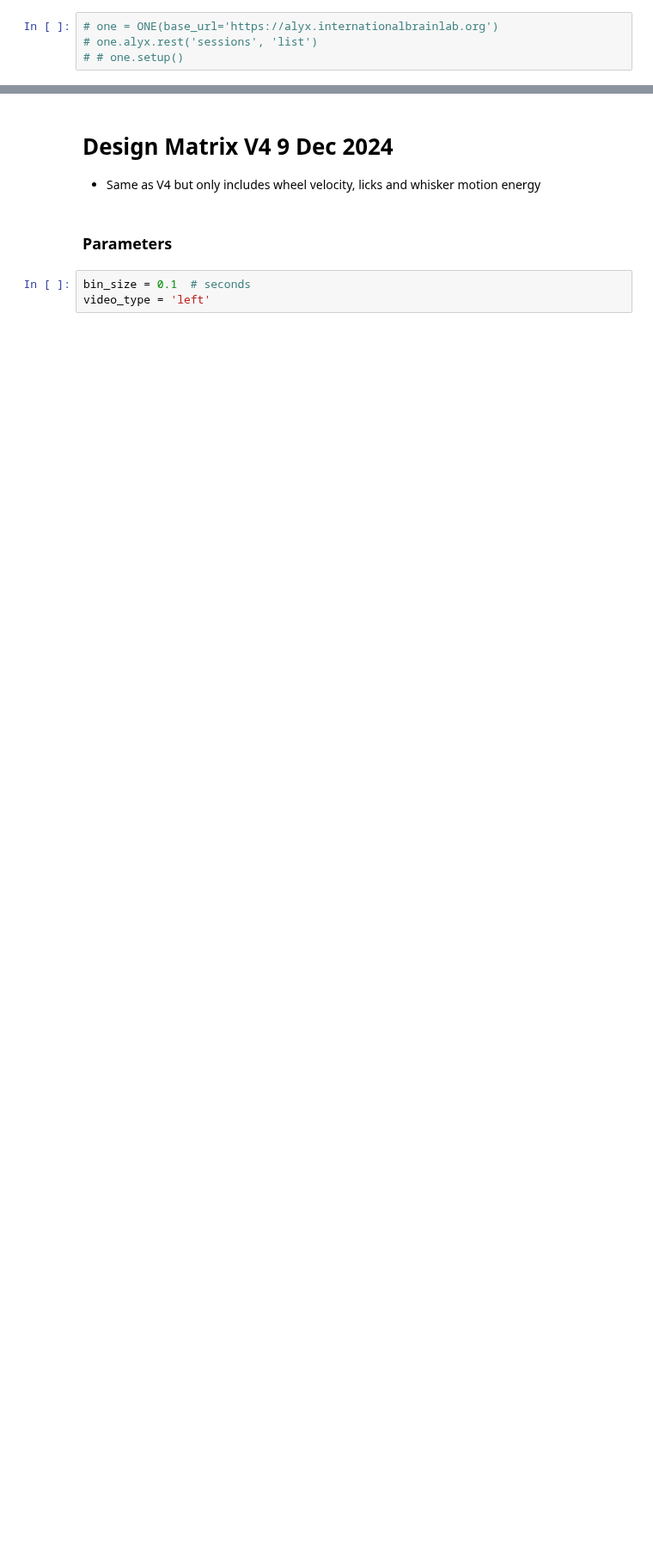
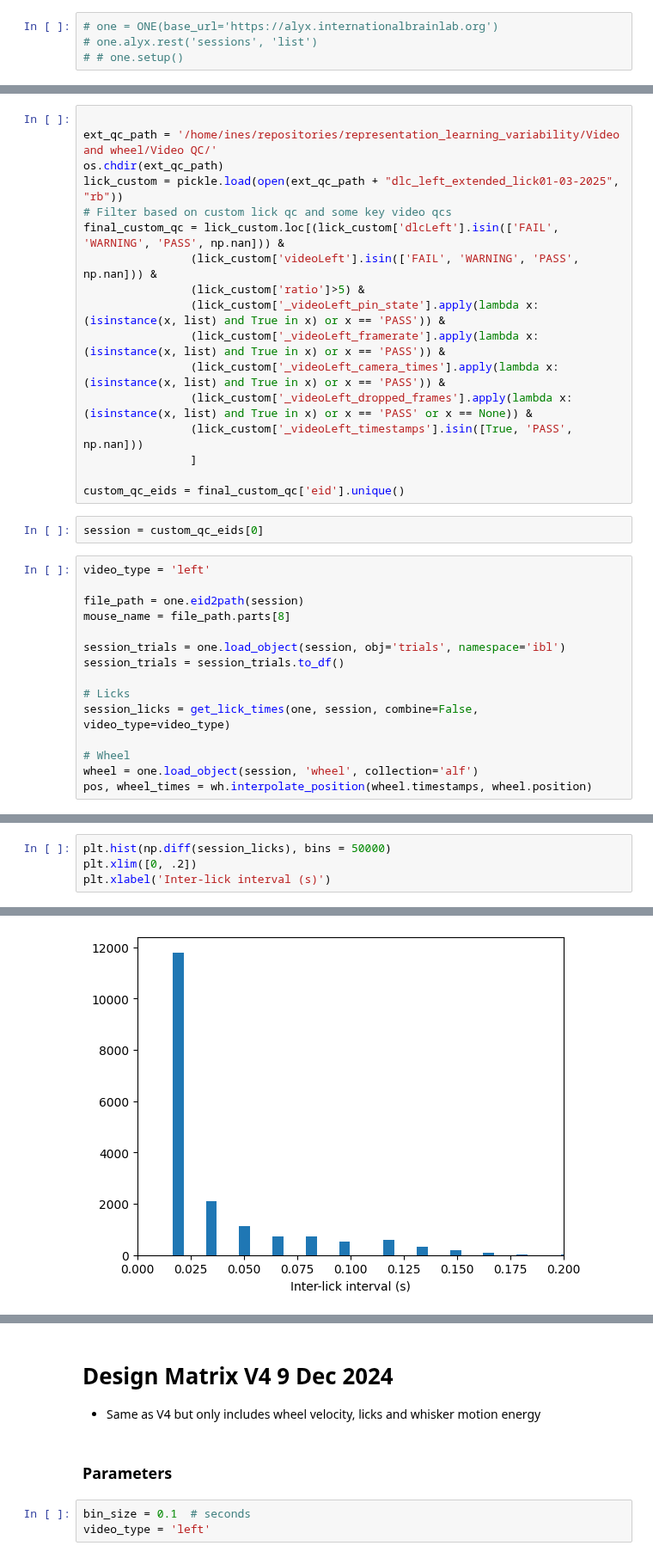
Before and after one commit to ineslaranjeira/representation_learning_variability, a Jupyter notebook: Models/Sub-trial/1_preprocess_data/proficient/A_design_matrix.ipynb, the cells around one changed output, grey strips where cells are left out. Shown at 86% size. Cells and saved outputs as stored; diff of their text form; blank space fills up the shorter version.

```diff
--- a/Models/Sub-trial/1_preprocess_data/proficient/A_design_matrix.ipynb
+++ b/Models/Sub-trial/1_preprocess_data/proficient/A_design_matrix.ipynb
@@ -26,0 +39,34 @@ from design_functions import lick_rate, wheel_velocity, wheel_displacement, pupi
+# %%
+
+ext_qc_path = '/home/ines/repositories/representation_learning_variability/Video and wheel/Video QC/'
+os.chdir(ext_qc_path)
+lick_custom = pickle.load(open(ext_qc_path + "dlc_left_extended_lick01-03-2025", "rb"))
+# Filter based on custom lick qc and some key video qcs
+final_custom_qc = lick_custom.loc[(lick_custom['dlcLeft'].isin(['FAIL', 'WARNING', 'PASS', np.nan])) &
+                (lick_custom['videoLeft'].isin(['FAIL', 'WARNING', 'PASS', np.nan])) &
+                (lick_custom['ratio']>5) &
+                (lick_custom['_videoLeft_pin_state'].apply(lambda x: (isinstance(x, list) and True in x) or x == 'PASS')) &
+                (lick_custom['_videoLeft_framerate'].apply(lambda x: (isinstance(x, list) and True in x) or x == 'PASS')) &
+                (lick_custom['_videoLeft_camera_times'].apply(lambda x: (isinstance(x, list) and True in x) or x == 'PASS')) &
+                (lick_custom['_videoLeft_dropped_frames'].apply(lambda x: (isinstance(x, list) and True in x) or x == 'PASS' or x == None)) &
+                (lick_custom['_videoLeft_timestamps'].isin([True, 'PASS', np.nan]))
+                ]
+
+custom_qc_eids = final_custom_qc['eid'].unique()
+# %%
+session = custom_qc_eids[0]
+# %%
+video_type = 'left'
+
+file_path = one.eid2path(session)
+mouse_name = file_path.parts[8]
+
+session_trials = one.load_object(session, obj='trials', namespace='ibl')
+session_trials = session_trials.to_df()
+
+# Licks
+session_licks = get_lick_times(one, session, combine=False, video_type=video_type)
+
+# Wheel
+wheel = one.load_object(session, 'wheel', collection='alf')
+pos, wheel_times = wh.interpolate_position(wheel.timestamps, wheel.position)
@@ -26,0 +89,5 @@ from design_functions import lick_rate, wheel_velocity, wheel_displacement, pupi
+# %%
+plt.hist(np.diff(session_licks), bins = 50000)
+plt.xlim([0, .2])
+plt.xlabel('Inter-lick interval (s)')
+# %% [output]
@@ -26,0 +95 @@ from design_functions import lick_rate, wheel_velocity, wheel_displacement, pupi
+[figure, added]
```
Also changed, not shown: parts of 13 cells of this notebook.
